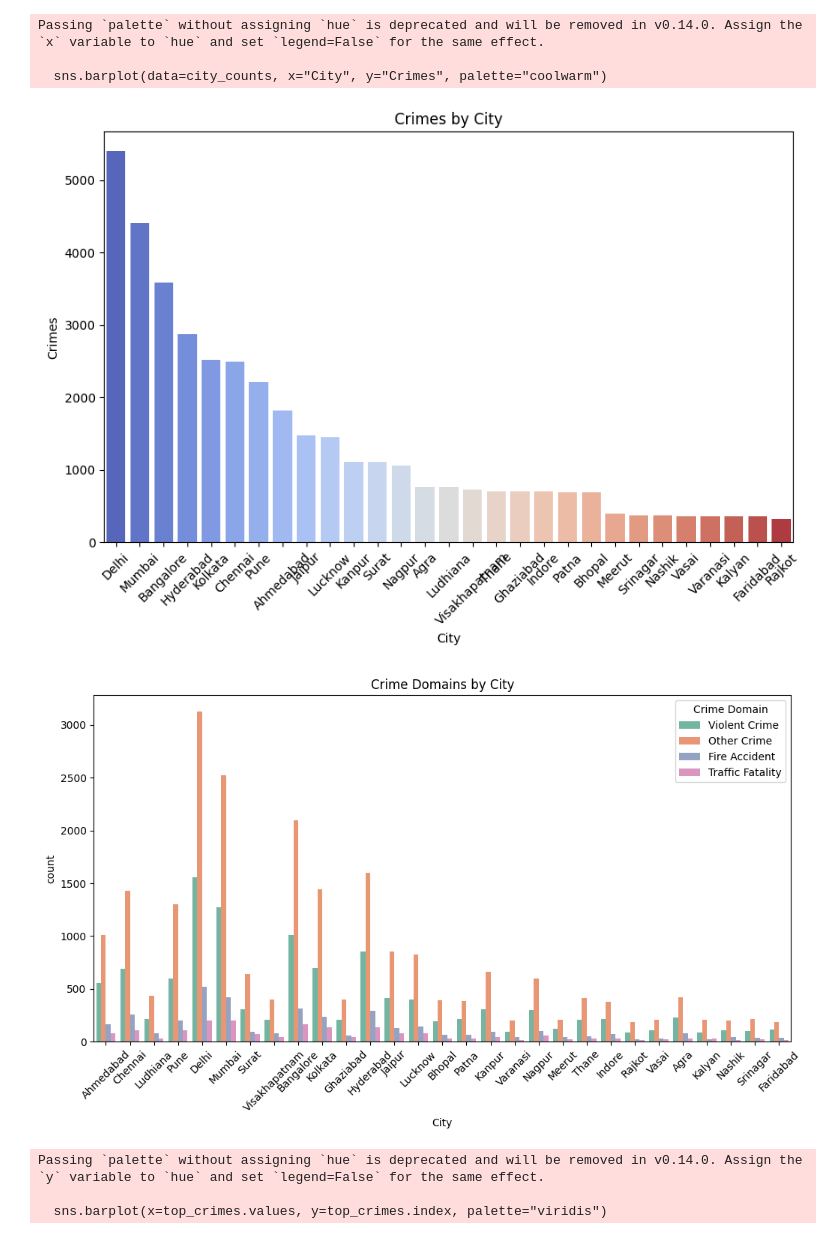
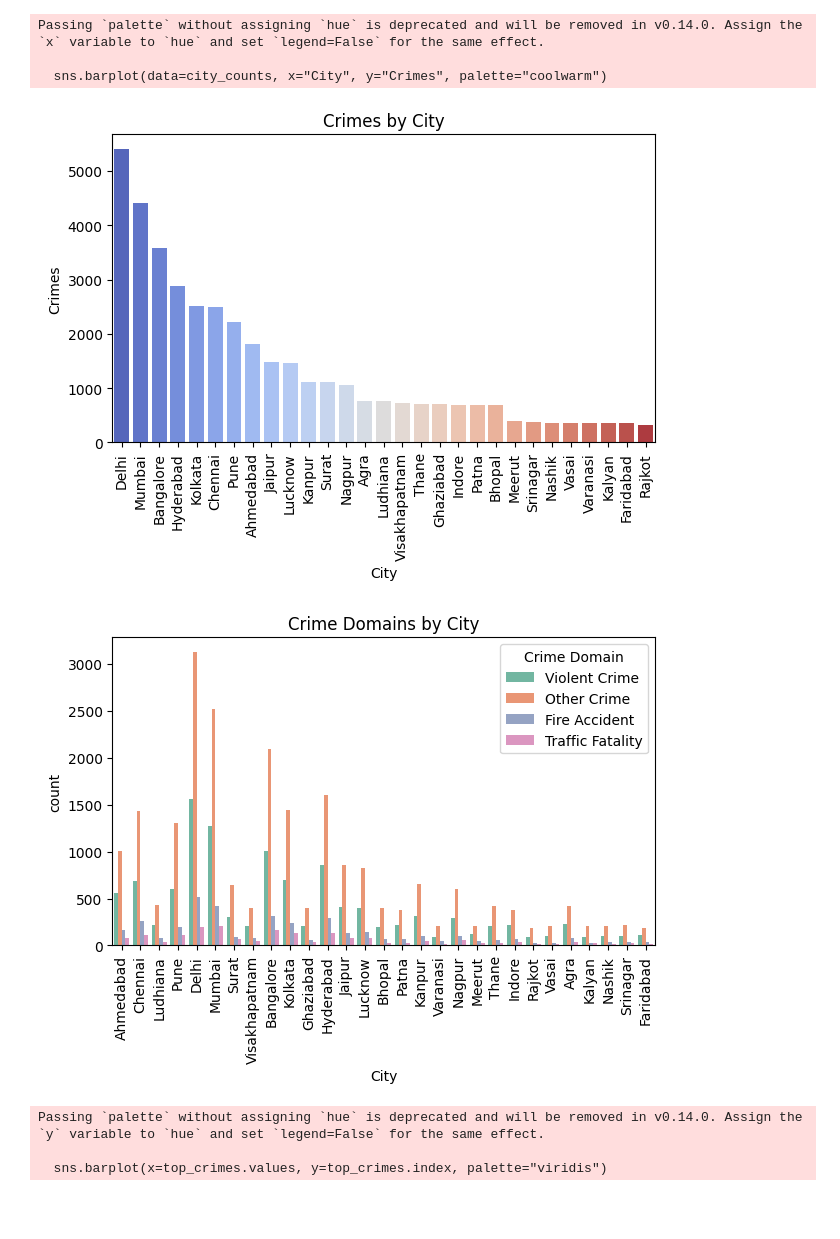
Before and after one commit to Mr-Dipayan-Dey/CrimeDataAnalysis, a Jupyter notebook: EDA.ipynb, the cells around one changed output. Drawn from its saved outputs; the diff is of its cells as text; code cells hidden in the pictures; blank space fills up the shorter version.

```diff
--- a/EDA.ipynb
+++ b/EDA.ipynb
@@ -26,26 +26,26 @@ crime_df.head()
 # %%
 # Crimes by city
 city_counts = crime_df['City'].value_counts().reset_index()
 city_counts.columns = ["City", "Crimes"]
 
-plt.figure(figsize=(10,6))
+plt.figure(figsize=(7,4))
 sns.barplot(data=city_counts, x="City", y="Crimes", palette="coolwarm")
 plt.title("Crimes by City")
-plt.xticks(rotation=45)
+plt.xticks(rotation=90)
 plt.show()
 
 # Crime domains across cities
-plt.figure(figsize=(12,6))
+plt.figure(figsize=(7,4))
 sns.countplot(data=crime_df, x="City", hue="Crime Domain", palette="Set2")
 plt.title("Crime Domains by City")
-plt.xticks(rotation=45)
+plt.xticks(rotation=90)
 plt.show()
 # %% [output]
 Passing `palette` without assigning `hue` is deprecated and will be removed in v0.14.0. Assign the `x` variable to `hue` and set `legend=False` for the same effect.
 
   sns.barplot(data=city_counts, x="City", y="Crimes", palette="coolwarm")
-[figure, old version]
+[figure, new version]
-[figure, old version]
+[figure, new version]
 # %%
 # Top Crime Descriptions
 top_crimes = crime_df['Crime Description'].value_counts().head(10)
```
Also changed, not shown: parts of 1 cell of this notebook, 4 other files.
